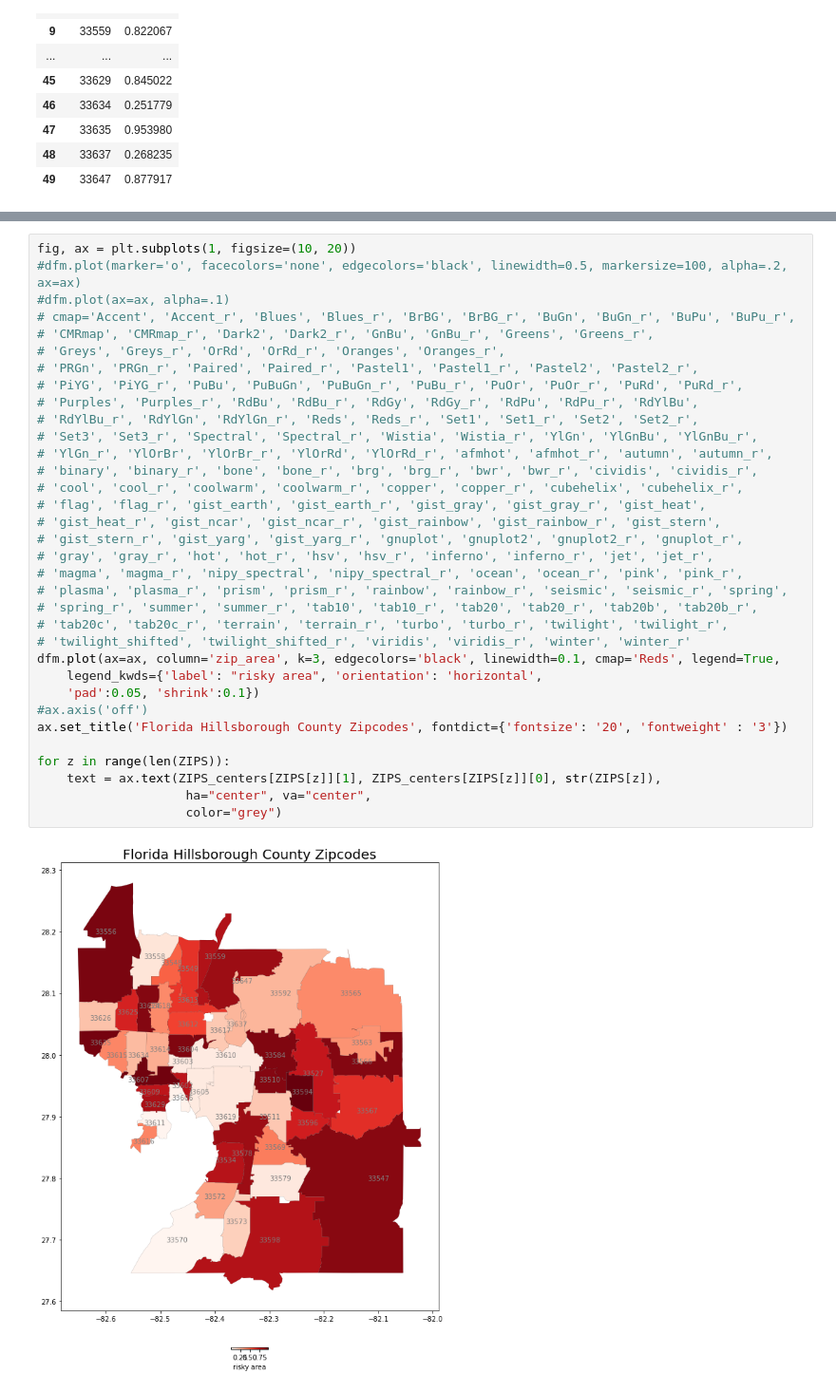
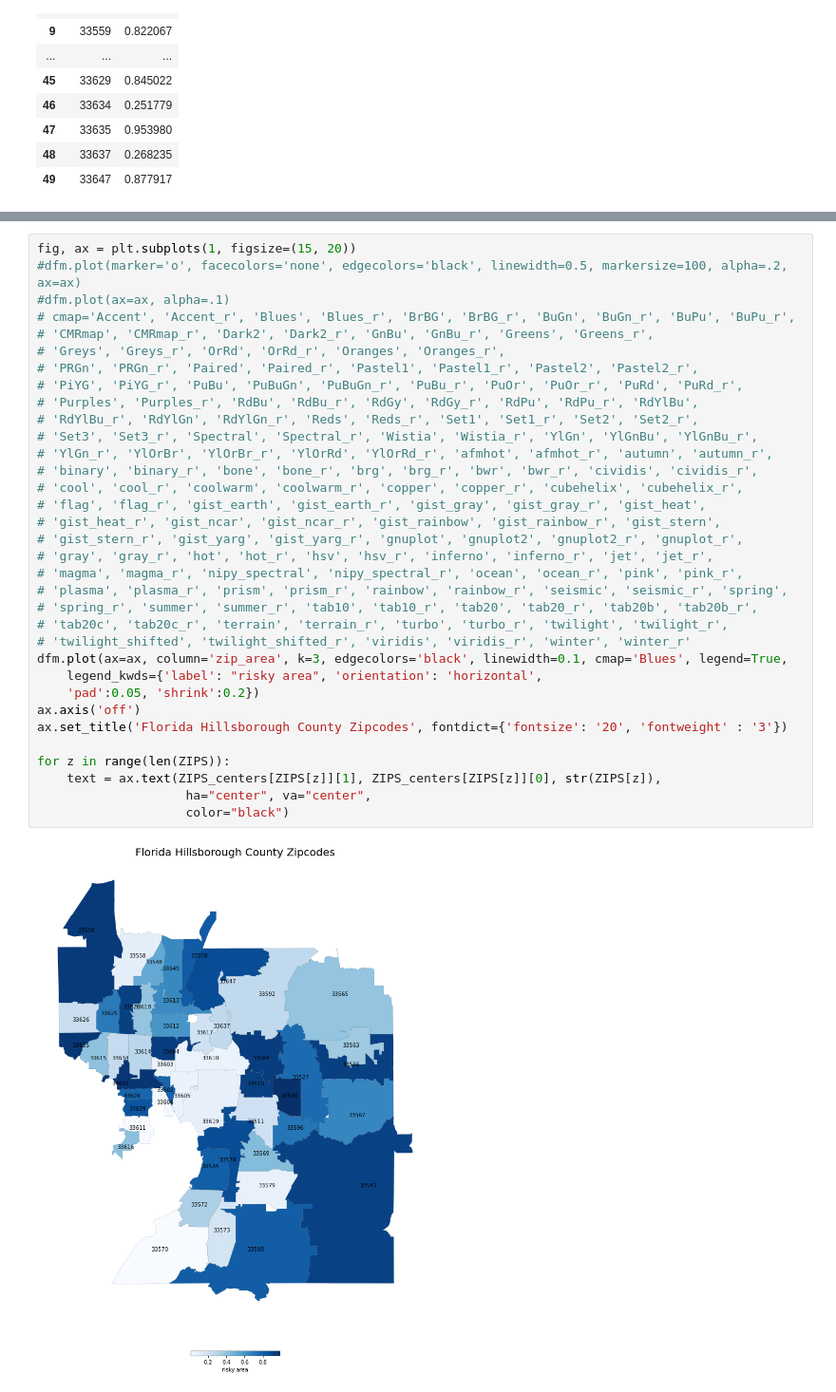
Before and after one commit to EdwinMichaelLab/ABM-dashboard, a Jupyter notebook: florida-zipcodes.ipynb, the cells around one changed output, grey strips where cells are left out. Shown at 95% size. Drawn from its saved outputs; the diff is of its cells as text.

Commit message:
cmap=Blues

```diff
--- a/florida-zipcodes.ipynb
+++ b/florida-zipcodes.ipynb
@@ -165,38 +165,38 @@ dfm
 | 48 | 33607 | 8600000US33607 | 33607 | 33607 | Z5 | 24029172 | 1688095 | MULTIPOLYGON (((-82.55540 27.9670... | 336xx | FL | ... |
 | 49 | 33626 | 8600000US33626 | 33626 | 33626 | Z5 | 31779023 | 2354561 | POLYGON ((-82.64906 28.08600, -82... | 336xx | FL | ... |
 # %%
-fig, ax = plt.subplots(1, figsize=(10, 20))
+fig, ax = plt.subplots(1, figsize=(15, 20))
 #dfm.plot(marker='o', facecolors='none', edgecolors='black', linewidth=0.5, markersize=100, alpha=.2, ax=ax)
 #dfm.plot(ax=ax, alpha=.1)
 # cmap='Accent', 'Accent_r', 'Blues', 'Blues_r', 'BrBG', 'BrBG_r', 'BuGn', 'BuGn_r', 'BuPu', 'BuPu_r',
 # 'CMRmap', 'CMRmap_r', 'Dark2', 'Dark2_r', 'GnBu', 'GnBu_r', 'Greens', 'Greens_r',
 # 'Greys', 'Greys_r', 'OrRd', 'OrRd_r', 'Oranges', 'Oranges_r',
 # 'PRGn', 'PRGn_r', 'Paired', 'Paired_r', 'Pastel1', 'Pastel1_r', 'Pastel2', 'Pastel2_r',
 # 'PiYG', 'PiYG_r', 'PuBu', 'PuBuGn', 'PuBuGn_r', 'PuBu_r', 'PuOr', 'PuOr_r', 'PuRd', 'PuRd_r',
 # 'Purples', 'Purples_r', 'RdBu', 'RdBu_r', 'RdGy', 'RdGy_r', 'RdPu', 'RdPu_r', 'RdYlBu',
 # 'RdYlBu_r', 'RdYlGn', 'RdYlGn_r', 'Reds', 'Reds_r', 'Set1', 'Set1_r', 'Set2', 'Set2_r',
 # 'Set3', 'Set3_r', 'Spectral', 'Spectral_r', 'Wistia', 'Wistia_r', 'YlGn', 'YlGnBu', 'YlGnBu_r',
 # 'YlGn_r', 'YlOrBr', 'YlOrBr_r', 'YlOrRd', 'YlOrRd_r', 'afmhot', 'afmhot_r', 'autumn', 'autumn_r',
 # 'binary', 'binary_r', 'bone', 'bone_r', 'brg', 'brg_r', 'bwr', 'bwr_r', 'cividis', 'cividis_r',
 # 'cool', 'cool_r', 'coolwarm', 'coolwarm_r', 'copper', 'copper_r', 'cubehelix', 'cubehelix_r',
 # 'flag', 'flag_r', 'gist_earth', 'gist_earth_r', 'gist_gray', 'gist_gray_r', 'gist_heat',
 # 'gist_heat_r', 'gist_ncar', 'gist_ncar_r', 'gist_rainbow', 'gist_rainbow_r', 'gist_stern',
 # 'gist_stern_r', 'gist_yarg', 'gist_yarg_r', 'gnuplot', 'gnuplot2', 'gnuplot2_r', 'gnuplot_r',
 # 'gray', 'gray_r', 'hot', 'hot_r', 'hsv', 'hsv_r', 'inferno', 'inferno_r', 'jet', 'jet_r',
 # 'magma', 'magma_r', 'nipy_spectral', 'nipy_spectral_r', 'ocean', 'ocean_r', 'pink', 'pink_r',
 # 'plasma', 'plasma_r', 'prism', 'prism_r', 'rainbow', 'rainbow_r', 'seismic', 'seismic_r', 'spring',
 # 'spring_r', 'summer', 'summer_r', 'tab10', 'tab10_r', 'tab20', 'tab20_r', 'tab20b', 'tab20b_r',
 # 'tab20c', 'tab20c_r', 'terrain', 'terrain_r', 'turbo', 'turbo_r', 'twilight', 'twilight_r',
 # 'twilight_shifted', 'twilight_shifted_r', 'viridis', 'viridis_r', 'winter', 'winter_r'
-dfm.plot(ax=ax, column='zip_area', k=3, edgecolors='black', linewidth=0.1, cmap='Reds', legend=True,
+dfm.plot(ax=ax, column='zip_area', k=3, edgecolors='black', linewidth=0.1, cmap='Blues', legend=True,
     legend_kwds={'label': "risky area", 'orientation': 'horizontal',
-    'pad':0.05, 'shrink':0.1})
-#ax.axis('off')
+    'pad':0.05, 'shrink':0.2})
+ax.axis('off')
 ax.set_title('Florida Hillsborough County Zipcodes', fontdict={'fontsize': '20', 'fontweight' : '3'})
 
 for z in range(len(ZIPS)):
     text = ax.text(ZIPS_centers[ZIPS[z]][1], ZIPS_centers[ZIPS[z]][0], str(ZIPS[z]),
                     ha="center", va="center",
-                    color="grey")
+                    color="black")
 # %% [output]
-[figure, old version]
+[figure, new version]
```
